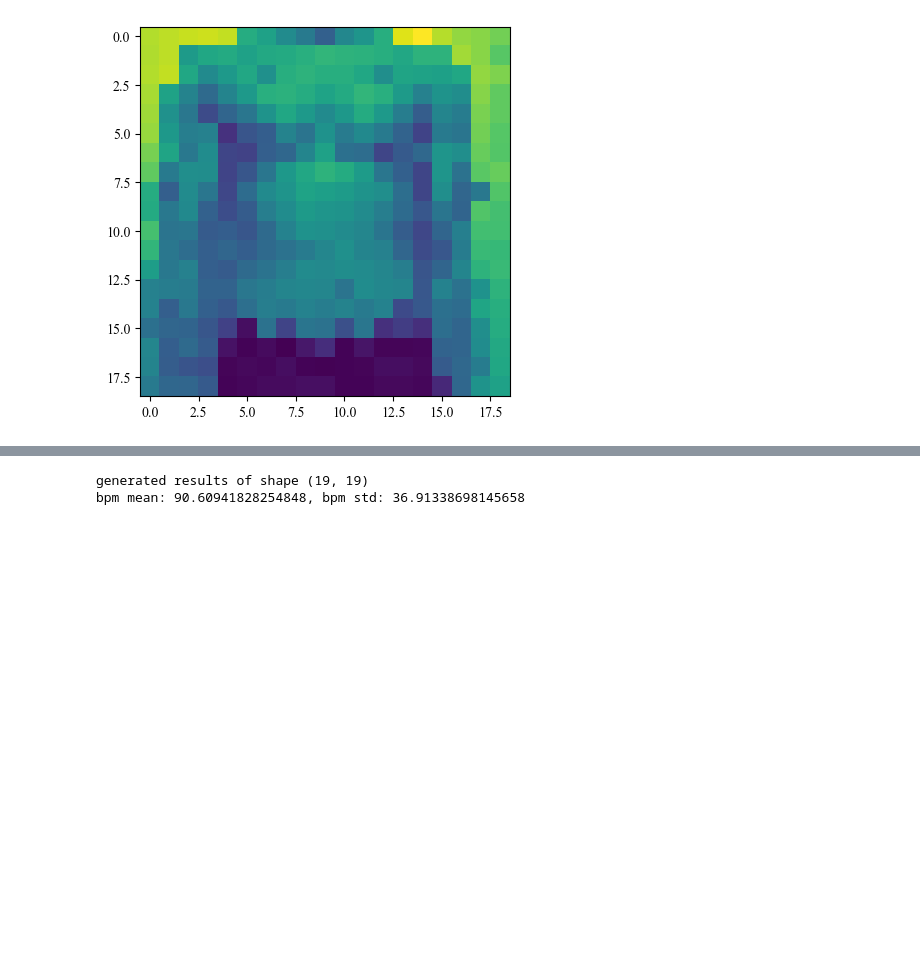
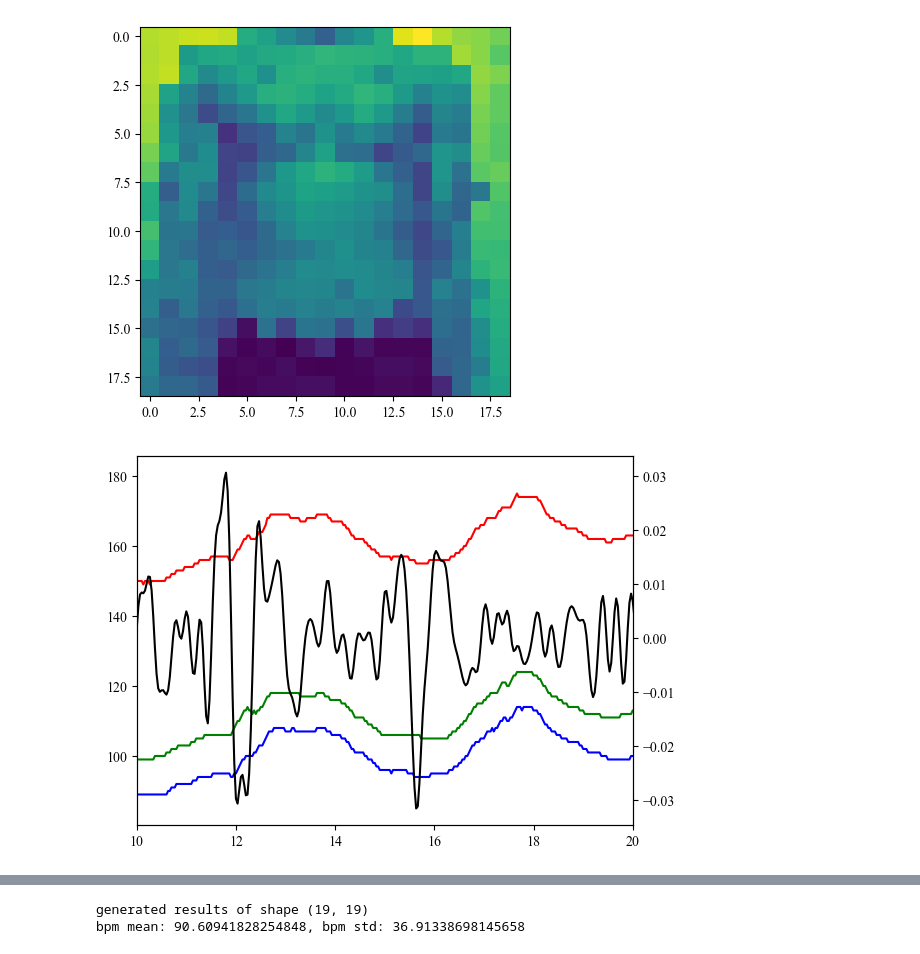
Before and after one commit to tiandahuang/chest-rppg, a Jupyter notebook: signal_analysis.ipynb, the cells around one changed output, grey strips where cells are left out. Saved outputs shown, nothing was run; the diff lists cells and outputs as text; code cells hidden in the pictures; blank space fills up the shorter version.

```diff
--- a/signal_analysis.ipynb
+++ b/signal_analysis.ipynb
@@ -80,5 +84,8 @@ blocking_results = cv2.cvtColor(blocking_results, cv2.COLOR_BGR2RGB)
 # %%
-frames = []
-for i in tqdm(stabilized_array):
-    frames.append(mask_avg_image(lsc_mask, i))
-lsc_array = np.array(frames)
+if run_lsc_extraction:
+    frames = []
+    for i in tqdm(stabilized_array):
+        frames.append(mask_avg_image(lsc_mask, i))
+    lsc_array = np.array(frames)
+
+    pp.ndarray_to_vid(lsc_array, 'data/superpixel_lsc.mp4', 30)
@@ -94,6 +100,11 @@ lsc_mean_array = np.array([mask_chunk_avg_image(lsc_mask, i) for i in tqdm(stabi
 # %%
-lsc_mean_array_4d = lsc_mean_array[:, :, np.newaxis, :].reshape(-1, 19, 19, 3).astype(np.uint8)
-lsc_mean_array_4d = np.rot90(lsc_mean_array_4d, k=-1, axes=(1, 2))
+if run_lsc_extraction:
+    lsc_mean_array = np.array([mask_chunk_avg_image(lsc_mask, i) for i in tqdm(stabilized_array)])
+    lsc_mean_array_4d = lsc_mean_array[:, :, np.newaxis, :].reshape(-1, 19, 19, 3).astype(np.uint8)
+    lsc_mean_array_4d = np.rot90(lsc_mean_array_4d, k=-1, axes=(1, 2))
+    np.save('data/superpixel_lsc_chunks.npy', lsc_mean_array_4d)
+else:
+    lsc_mean_array_4d = np.load('data/superpixel_lsc_chunks.npy')
 print(lsc_mean_array_4d.shape)
 # %% [output]
 (1414, 19, 19, 3)
@@ -137,7 +142,7 @@ plt.show()
 (361, 1414)
 [figure]
 # %%
-def chrom(r, g, b, fps, fft=False):
+def chrom(r, g, b, fps):
 
     rgb_mean = (r + g + b) / 3
     Rn, Gn, Bn = r/rgb_mean, g/rgb_mean, b/rgb_mean
@@ -156,8 +161,4 @@ def chrom(r, g, b, fps, fft=False):
     alpha = np.std(Xf) / np.std(Yf)
     S = Xf - alpha*Yf
 
-    if fft:
-        S_fft = np.abs(np.fft.rfft(S))
-        return S_fft
-    else:
-        return S
+    return S
@@ -163,0 +186,17 @@ def chrom(r, g, b, fps, fft=False):
+# %%
+def show_sig(sigfunc, r, g, b, fps=30, window=None):
+    fig, ax1 = plt.subplots()
+    ax2 = ax1.twinx()
+    t = np.arange(len(r)) / fps
+    if window: ax1.set_xlim(window)
+    ax1.plot(t, r, color='red')
+    ax1.plot(t, g, color='green')
+    ax1.plot(t, b, color='blue')
+    ax2.plot(t, sigfunc(r, g, b, fps), color='black')
+    plt.show()
+# %%
+idx = len(red_signals) // 2
+window = (10, 20)
+show_sig(chrom, red_signals[idx], green_signals[idx], blue_signals[idx], 30, window)
+# %% [output]
+[figure, added]
```
Also changed, not shown: parts of 21 cells of this notebook, 1 other file.
